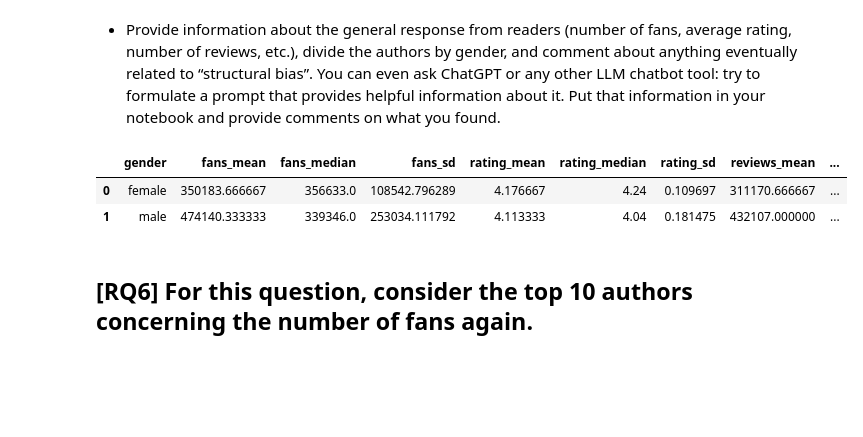
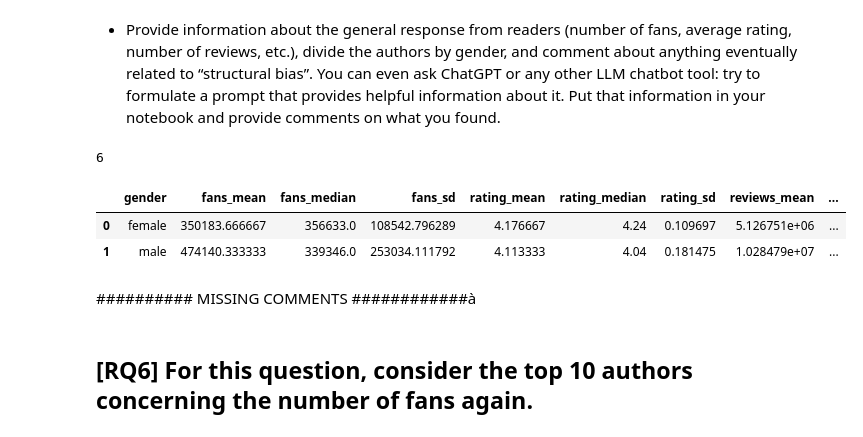
Before and after one commit to RiccardoCorr/ADM_HW_2, a Jupyter notebook: main_def.ipynb, the cells around one changed output. Saved outputs shown, nothing was run; the diff lists cells and outputs as text; code cells hidden in the pictures; blank space fills up the shorter version.

```diff
--- a/main_def.ipynb
+++ b/main_def.ipynb
@@ -1208,34 +1220,37 @@ We can also notice that more recent authors tend to use digital publications, un
 # %%
 df_authors_10 = authors[authors['author_id'].isin(most_influent_authors.values())]
 
 df_authors_10 = df_authors_10[df_authors_10['gender'] != ""]
 
 ## df_authors_10 = authors[authors['gender'].isin(['male', 'female'])]
+print(df_authors_10.shape[0])
 
 grouped = df_authors_10.groupby('gender')
 
 # Calculate mean, median, and standard deviation for each group
 summary_stats = grouped.agg({
     'fans_count': ['mean', 'median', 'std'],
     'average_rating': ['mean', 'median', 'std'],
-    'text_reviews_count': ['mean', 'median', 'std']
+    'ratings_count': ['mean', 'median', 'std']
 })
 
 # Rename the columns for clarity
 summary_stats.columns = ['fans_mean', 'fans_median', 'fans_sd',
-                         'rating_mean', 'rating_median', 'rating_sd',
-                         'reviews_mean', 'reviews_median', 'reviews_sd']
+                        'rating_mean', 'rating_median', 'rating_sd',
+                        'reviews_mean', 'reviews_median', 'reviews_sd']
 
 # Reset the index to make 'gender' a regular column
 summary_stats.reset_index(inplace=True)
 
 # Display the summary statistics
 summary_stats
-# df_authors_10
 # %% [output]
+6
 |  | gender | fans_mean | fans_median | fans_sd | rating_mean | rating_median | rating_sd | reviews_mean | ... |
-| 0 | female | 350183.666667 | 356633.0 | 108542.796289 | 4.176667 | 4.24 | 0.109697 | 311170.666667 | ... |
-| 1 | male | 474140.333333 | 339346.0 | 253034.111792 | 4.113333 | 4.04 | 0.181475 | 432107.000000 | ... |
+| 0 | female | 350183.666667 | 356633.0 | 108542.796289 | 4.176667 | 4.24 | 0.109697 | 5.126751e+06 | ... |
+| 1 | male | 474140.333333 | 339346.0 | 253034.111792 | 4.113333 | 4.04 | 0.181475 | 1.028479e+07 | ... |
+# %% [markdown]
+########## MISSING COMMENTS ############à
 # %% [markdown]
 ## [RQ6] For this question, consider the top 10 authors concerning the number of fans again.
 # %% [markdown]
```
Also changed, not shown: parts of 54 cells of this notebook, 2 other files.
